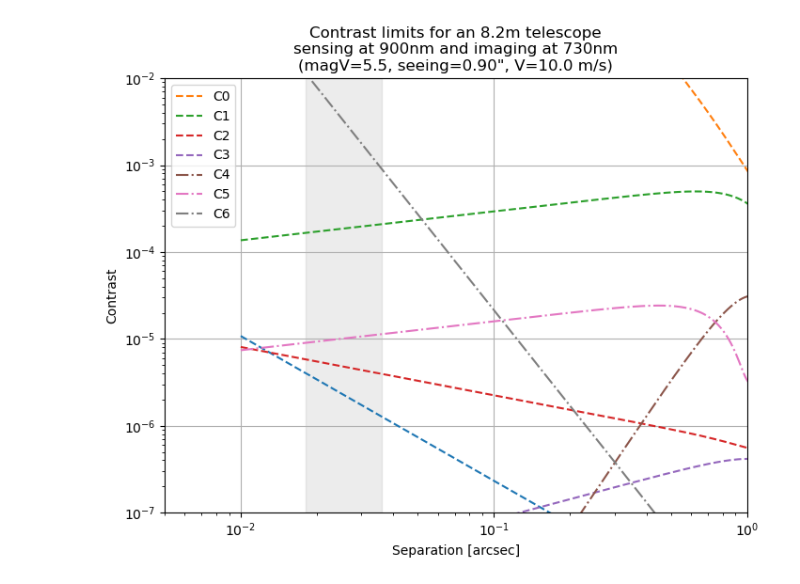
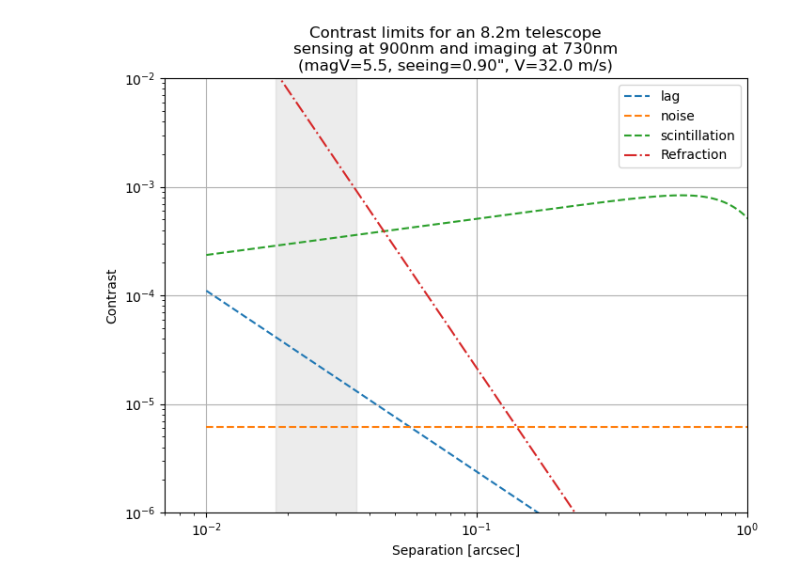
Before and after one commit to ArcetriAdaptiveOptics/ekarus, a Jupyter notebook: ekarus/notebooks/contrastErrorBudget.ipynb, the cells around one changed output. Saved outputs shown, nothing was run; the diff lists cells and outputs as text; code cells hidden in the pictures.

```diff
--- a/ekarus/notebooks/contrastErrorBudget.ipynb
+++ b/ekarus/notebooks/contrastErrorBudget.ipynb
@@ -145,15 +145,23 @@ plt.grid()
 # %%
 # Parameters
 seeing = 0.9
-V = 10
+V = 32
 D = 8.2
 magV = 5.5
 # Cn2_fracs = np.array([0.0,0.2283,0.0883,0.0666,0.1458,0.3350,0.1350])
 # altitudes = np.array([0.0,0.5,1,2,4,8,16])*1000
-Cn2_fracs = np.array([0.0,0.646,0.078,0.119,0.035,0.025,0.08,0.017])
-altitudes = np.array([0.0,0.022,1.8,3.3,5.8,7.4,13.1,15.8])*1000
+# Cn2_fracs = np.array([0.0,0.646,0.078,0.119,0.035,0.025,0.08,0.017])
+# altitudes = np.array([0.0,0.022,1.8,3.3,5.8,7.4,13.1,15.8])*1000
 # altitudes= np.array([0.0,42.0, 140.0, 281.0, 562.0, 1125.0, 2250.0, 4500.0, 9000.0, 18000.0])
 # Cn2_fracs = np.array([0.0,0.5328,0.0145,0.035,0.0957,0.1083,0.0437,0.0658,0.0371,0.0671])
+Cn2_fracs = np.array([0.241954, 0.119977, 0.0968817, 0.0589889, 0.0472911, 0.0472911, 0.0472911, 0.0472911, 0.0398925, 0.0323939,
+                         0.0161969, 0.0260951, 0.0155971, 0.0103980, 0.00999811, 0.0119977, 0.00400924, 0.0139974, 0.0129975, 0.00700868,
+                         0.0159970, 0.0258951, 0.0190964, 0.00986813, 0.00616883, 0.00400924, 0.00246953, 0.00215959, 0.00184965, 0.00135974,
+                         0.00110979, 0.000616883, 0.000925825, 0.000493907, 0.000431918])
+altitudes = np.array([30.0000, 90.0000, 150.000, 200.000, 245.000, 300.000, 390.000, 601.000, 1130.00, 1880.00,
+                         2630.00, 3500.00, 4500.00, 5500.00, 6500.00, 7500.00, 8500.00, 9500.00, 10500.0, 11500.0,
+                         12500.0, 13500.0, 14500.0, 15500.0, 16500.0, 17500.0, 18500.0, 19500.0, 20500.0, 21500.0,
+                         22500.0, 23500.0, 24500.0, 25500.0, 26500.0])
 
 # Functions
 X = lambda f,lambda_i: np.trapezoid(Cn2_fracs[:,None]*np.cos(np.pi*altitudes[:,None]*f[None,:]**2*lambda_i)**2,altitudes,axis=0)/np.trapezoid(Cn2_fracs,altitudes)
@@ -165,8 +173,6 @@ dY = lambda f,lambda_i,lambda_WFS: np.trapezoid(Cn2_fracs[:,None]*(np.sin(np.pi*
 
 # Air refractive index chromaticity
 n = lambda l: 1.0+(8342.15+240603/(130-(l*1e+6)**(-2))+15997/(38.9-(l*1e+6)**(-2)))/10**8
-
-
 
 C0 = lambda alpha, lambda_i: 0.484*np.pi**2*(500e-9)**2*(lambda_i)**(5/3)*X(alpha/lambda_i,lambda_i) / (alpha**(11/3)*D**2*r0(seeing)**(5/3))
 C1 = lambda alpha, lambda_i: 0.484*np.pi**2*(500e-9)**2*(lambda_i)**(5/3)*Y(alpha/lambda_i,lambda_i) / (alpha**(11/3)*D**2*r0(seeing)**(5/3))
@@ -186,41 +192,46 @@ lambda_i = 730e-9 # imaging wavelength
 lambda_WFS = 900e-9 # WFS wavelength
 
 beta_p = np.sqrt(2)#1.0
 beta_a = np.sqrt(2)#1.0
 
+freq = 4000
+
+h_noise = lambda mag,dt,wv: wv/(2*np.pi)*beta_p/np.sqrt(Nphot(mag,dt))
+
 plt.figure(figsize=(8,6))
-plt.plot(alphas*rad2arcsec,C(h_lag(V,r0(seeing),alphas/lambda_i*D,2/4000),lambda0),'--')
-plt.plot(alphas*rad2arcsec,C0(alphas,lambda_i),'--',label='C0')
-plt.plot(alphas*rad2arcsec,C1(alphas,lambda_i),'--',label='C1')
-plt.plot(alphas*rad2arcsec,C2(alphas,lambda_i, lambda_WFS, beta_p, F=F(magV)),'--',label='C2')
-plt.plot(alphas*rad2arcsec,C3(alphas,lambda_i, lambda_WFS, beta_a, F=F(magV)),'--',label='C3')
-plt.plot(alphas*rad2arcsec,C4(alphas,lambda_i, lambda_WFS),'-.',label='C4')
-plt.plot(alphas*rad2arcsec,C5(alphas,lambda_i, lambda_WFS),'-.',label='C5')
-plt.plot(alphas*rad2arcsec,C6(alphas,lambda_i, lambda_WFS),'-.',label='C6')
+plt.plot(alphas*rad2arcsec,C(h_lag(V,r0(seeing),alphas/lambda_i*D,2/freq),lambda0),'--',label='lag')
+plt.plot(alphas*rad2arcsec,C(h_noise(magV,dt=1/freq,wv=lambda_WFS),lambda0)*np.ones_like(alphas),'--',label='noise')
+# plt.plot(alphas*rad2arcsec,C0(alphas,lambda_i),'--',label='C0')
+plt.plot(alphas*rad2arcsec,C1(alphas,lambda_i),'--',label='scintillation')
+# plt.plot(alphas*rad2arcsec,C2(alphas,lambda_i, lambda_WFS, beta_p, F=F(magV)),'--',label='C2')
+# plt.plot(alphas*rad2arcsec,C3(alphas,lambda_i, lambda_WFS, beta_a, F=F(magV)),'--',label='C3')
+# plt.plot(alphas*rad2arcsec,C4(alphas,lambda_i, lambda_WFS),'-.',label='OPD chromaticity')
+# plt.plot(alphas*rad2arcsec,C5(alphas,lambda_i, lambda_WFS),'-.',label='Scintillation chromaticity')
+plt.plot(alphas*rad2arcsec,C6(alphas,lambda_i, lambda_WFS),'-.',label='Refraction')
 plt.axvspan(0.018,0.036, color='gray', alpha=0.15)
 plt.legend()
 plt.xscale('log')
 plt.yscale('log')
 plt.ylabel('Contrast')
 plt.xlabel('Separation [arcsec]')
 plt.title(f'Contrast limits for an {D:1.1f}m telescope\nsensing at {lambda_WFS*1e+9:1.0f}nm and imaging at {lambda_i*1e+9:1.0f}nm\n(magV={magV:1.1f}, seeing={seeing:1.2f}", V={V:1.1f} m/s)')
-plt.ylim([1e-7,1e-2])
-plt.xlim([0.005,1])
+plt.ylim([1e-6,1e-2])
+plt.xlim([0.007,1])
 plt.grid()
 
 
 # plt.figure()
 # plt.plot(alphas*rad2arcsec,t_p(alphas,lambda_i,lambda_WFS, beta_p,F=F(magV)),'--',label='phase')
 # plt.plot(alphas*rad2arcsec,t_a(alphas,lambda_i,lambda_WFS, beta_a,F=F(magV)),'--',label='amplitude')
 # plt.axvspan(0.018,0.036, color='gray', alpha=0.15)
 # plt.legend()
 # plt.grid()
 # plt.xscale('log')
 # plt.yscale('log')
 # plt.ylabel('time [s]')
 # plt.xlabel('Separation [arcsec]')
 # plt.title('Optimal integration time')
 # plt.ylim([1e-5,1e-2])
 # plt.xlim([0.01,2])
 # %% [output]
-[figure, old version]
+[figure, new version]
```
Also changed, not shown: parts of 2 cells of this notebook, 2 other files.
